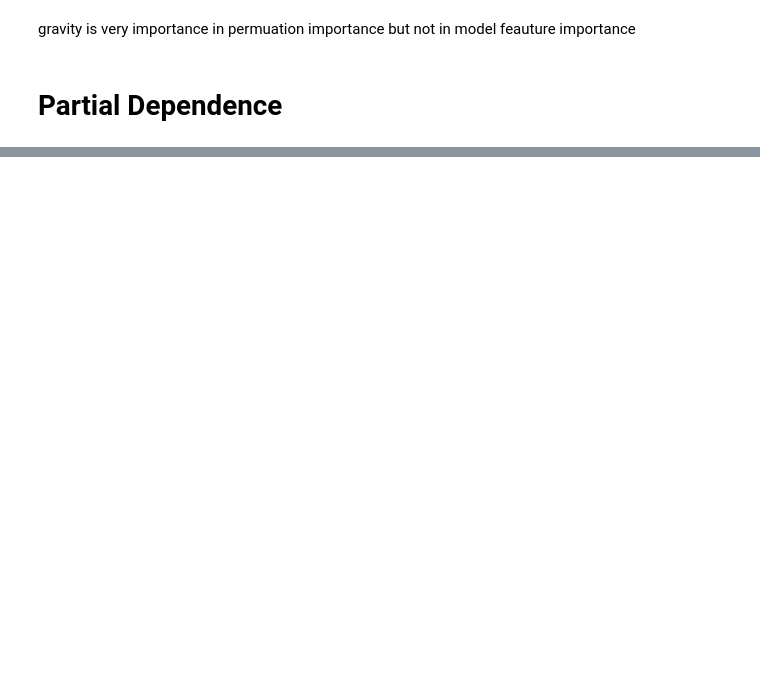
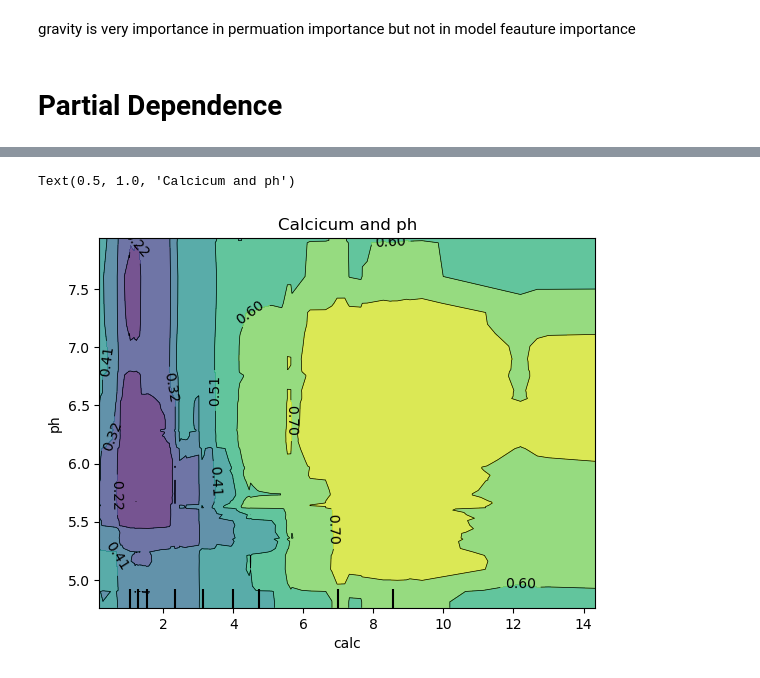
Before and after one commit to shoabahamed/kaggle_playground_season_3_episode_12, a Jupyter notebook: playground-s-3-ep-12-eda-baseline-submission.ipynb, the cells around one changed output, grey strips where cells are left out. Saved outputs shown, nothing was run; the diff lists cells and outputs as text; code cells hidden in the pictures; blank space fills up the shorter version.

```diff
--- a/playground-s-3-ep-12-eda-baseline-submission.ipynb
+++ b/playground-s-3-ep-12-eda-baseline-submission.ipynb
@@ -800,3 +808,11 @@ fig.suptitle("PartialDependence\n");
+# %%
+PartialDependenceDisplay.from_estimator(pipe_rf, X, [('calc', 'ph')], pd_line_kw={"color": "blue"},
+                                            ice_lines_kw={'color': 'lightblue'}, percentiles=(0, 1))
+
+plt.title("Calcicum and ph")
+# %% [output]
+Text(0.5, 1.0, 'Calcicum and ph')
+[figure, added]
 # %%
 # class Splitter:
 #     """A splitter class which splits the X, y using the split_data function with a random state provided. It yeilds \
```
Also changed, not shown: parts of 13 cells of this notebook.
